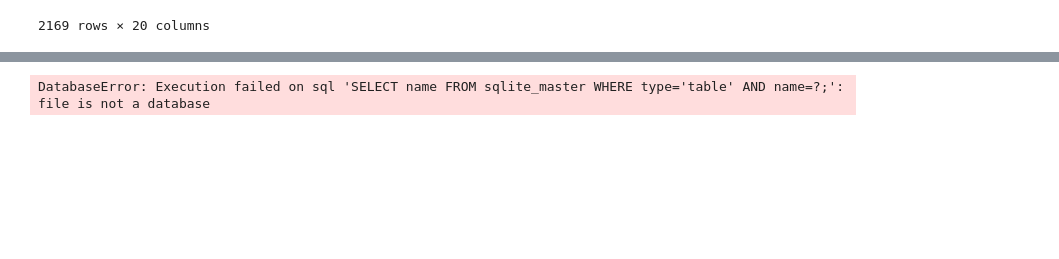
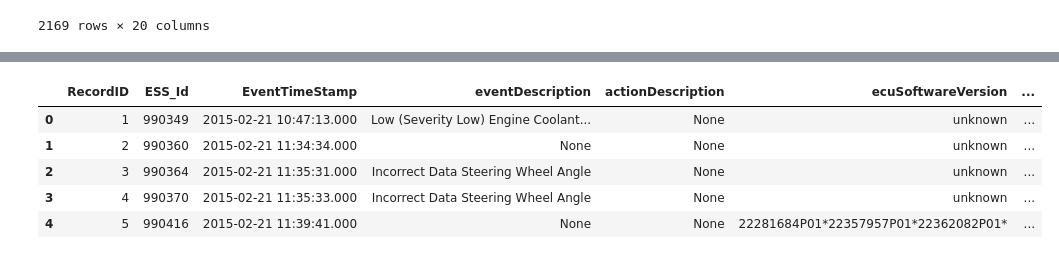
Before and after one commit to nss-data-science-cohort-5/big_g_express-roll_on_eighteen_wheelers, a Jupyter notebook: notebooks/big_g_eda_2022-04-05_v1_RK.ipynb, the cells around one changed output, grey strips where cells are left out. Saved outputs shown, nothing was run; the diff lists cells and outputs as text; code cells hidden in the pictures; blank space fills up the shorter version.

Commit message:
Fixed SQLite errors from last night.

```diff
--- a/notebooks/big_g_eda_2022-04-05_v1_RK.ipynb
+++ b/notebooks/big_g_eda_2022-04-05_v1_RK.ipynb
@@ -93,22 +88,31 @@ jfaults.head()
 # %%
 # TO DO
 
-jfaults_db = sqlite3.connect('../data/J1939Faults.csv')
+jfaults_db = sqlite3.connect('../data/Big_G.sqlite')
 
 for chunk in tqdm(pd.read_csv('../data/J1939Faults.csv',
                               chunksize = 10000)):
     # chunk.columns = [x.lower().replace(' ', '_') for x in chunk.columns]
-    chunk.to_sql('big_g', db,
+    chunk.to_sql('big_g',
+                 jfaults_db,
                  if_exists = 'append',
                  index = False)
-# %% [output]
-DatabaseError: Execution failed on sql 'SELECT name FROM sqlite_master WHERE type='table' AND name=?;': file is not a database
 # %%
 # db.execute('CREATE INDEX average_day_wait ON jfaults(...))')
 # %%
 # TO DO
-jfaults_query = "SELECT * FROM jfaults WHERE EquipmentID <= 5 LIMIT 100"
+
+jfaults_db = sqlite3.connect('../data/Big_G.sqlite')
+
+jfaults_query = "SELECT * FROM big_g WHERE EquipmentID <= 5 LIMIT 100"
 
 jfaults_sqlite = pd.read_sql(jfaults_query, jfaults_db)
 
-# jfaults_db.close()
+jfaults_sqlite.head()
+# %% [output]
+|  | RecordID | ESS_Id | EventTimeStamp | eventDescription | actionDescription | ecuSoftwareVersion | ... |
+| 0 | 1 | 990349 | 2015-02-21 10:47:13.000 | Low (Severity Low) Engine Coolant... | None | unknown | ... |
+| 1 | 2 | 990360 | 2015-02-21 11:34:34.000 | None | None | unknown | ... |
+| 2 | 3 | 990364 | 2015-02-21 11:35:31.000 | Incorrect Data Steering Wheel Angle | None | unknown | ... |
+| 3 | 4 | 990370 | 2015-02-21 11:35:33.000 | Incorrect Data Steering Wheel Angle | None | unknown | ... |
+| 4 | 5 | 990416 | 2015-02-21 11:39:41.000 | None | None | 22281684P01*22357957P01*22362082P01* | ... |
```
Also changed, not shown: parts of 3 cells of this notebook.
